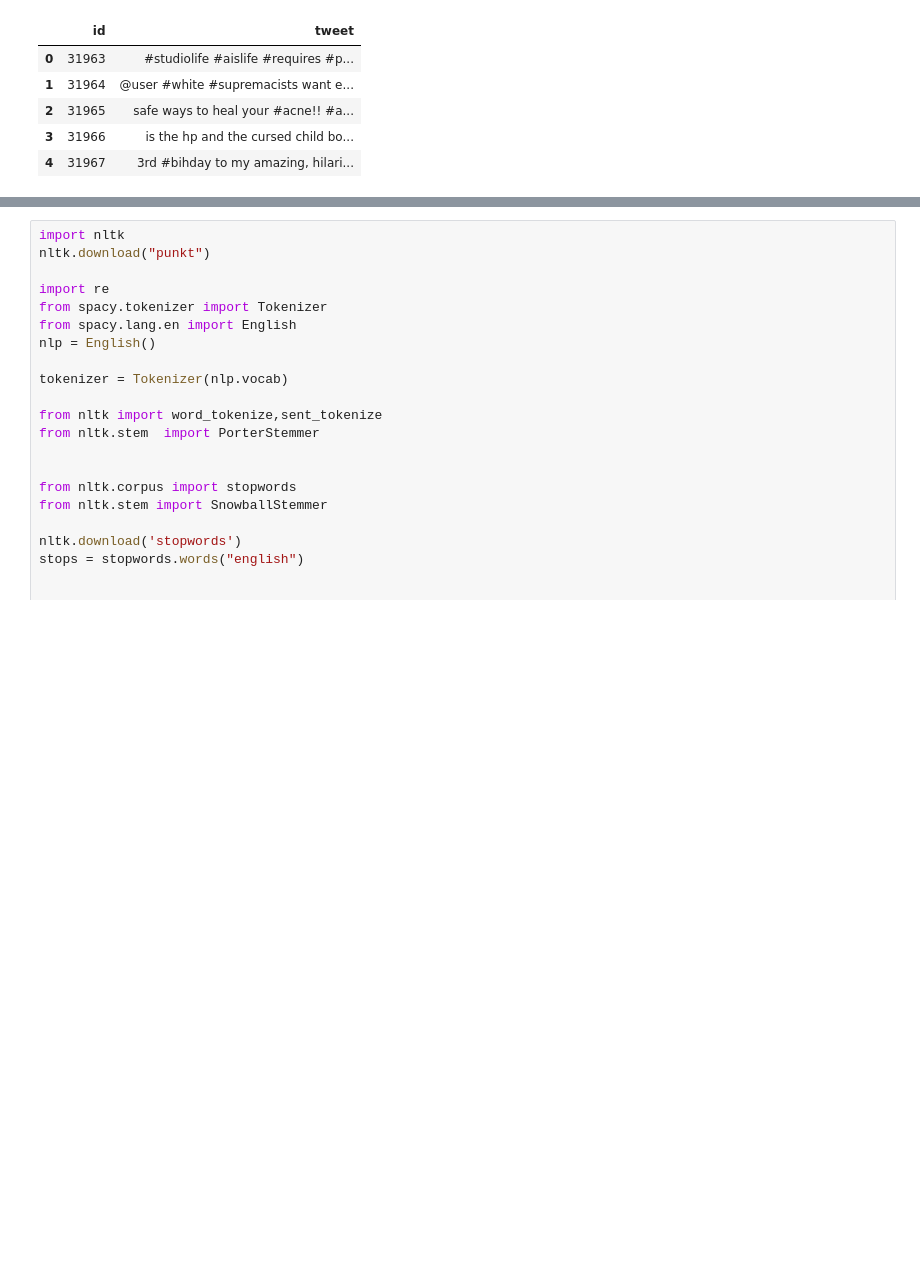
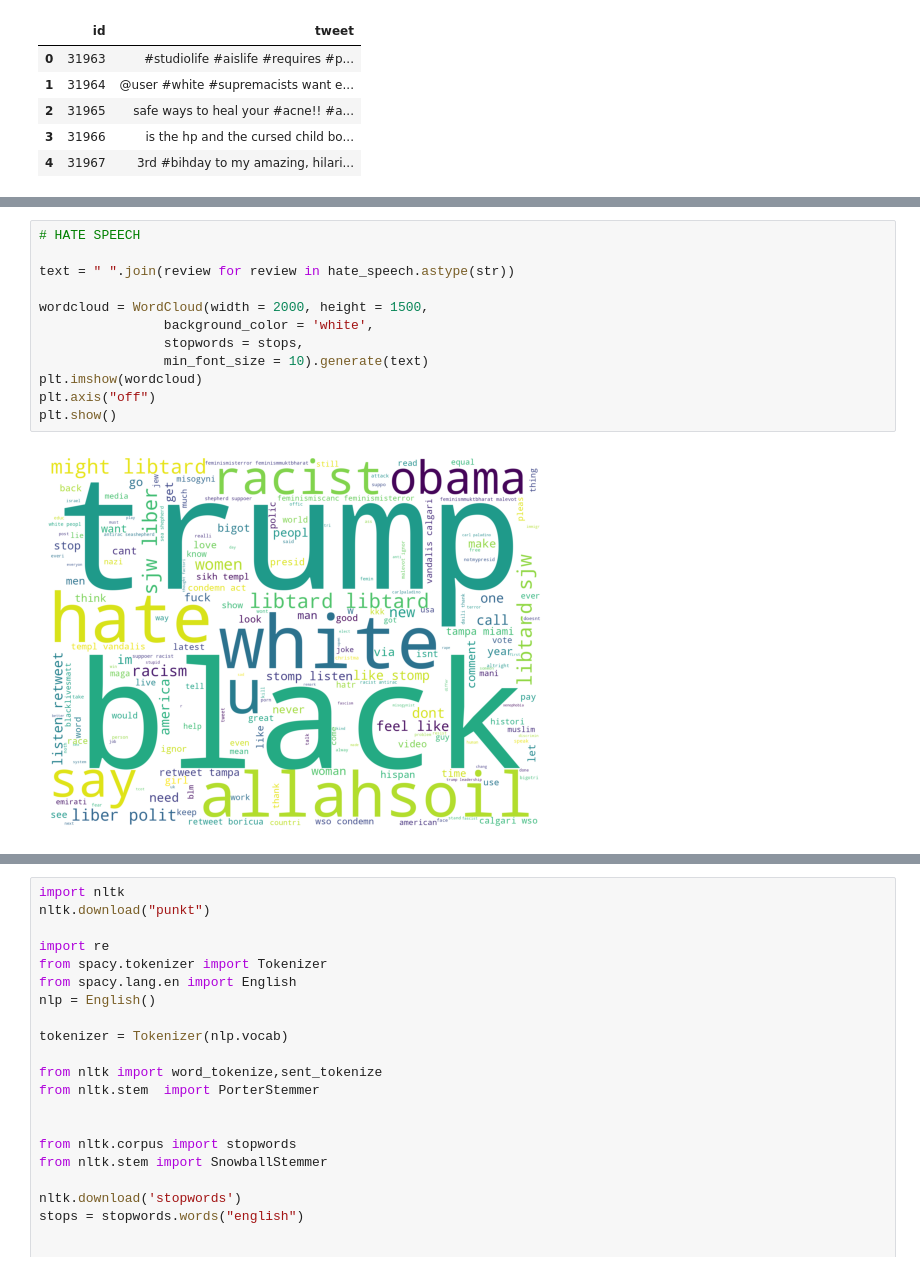
Before and after one commit to hemany1/Hate-speech-classification, a Jupyter notebook: Dummy.ipynb, the cells around one changed output, grey strips where cells are left out. Cells and saved outputs as stored; diff of their text form; blank space fills up the shorter version.

```diff
--- a/Dummy.ipynb
+++ b/Dummy.ipynb
@@ -124,0 +160,14 @@ test.head()
+# %%
+# HATE SPEECH
+
+text = " ".join(review for review in hate_speech.astype(str))
+
+wordcloud = WordCloud(width = 2000, height = 1500,
+                background_color = 'white',
+                stopwords = stops,
+                min_font_size = 10).generate(text)
+plt.imshow(wordcloud)
+plt.axis("off")
+plt.show()
+# %% [output]
+[figure, added]
```
Also changed, not shown: parts of 12 cells of this notebook, 3 other files.
